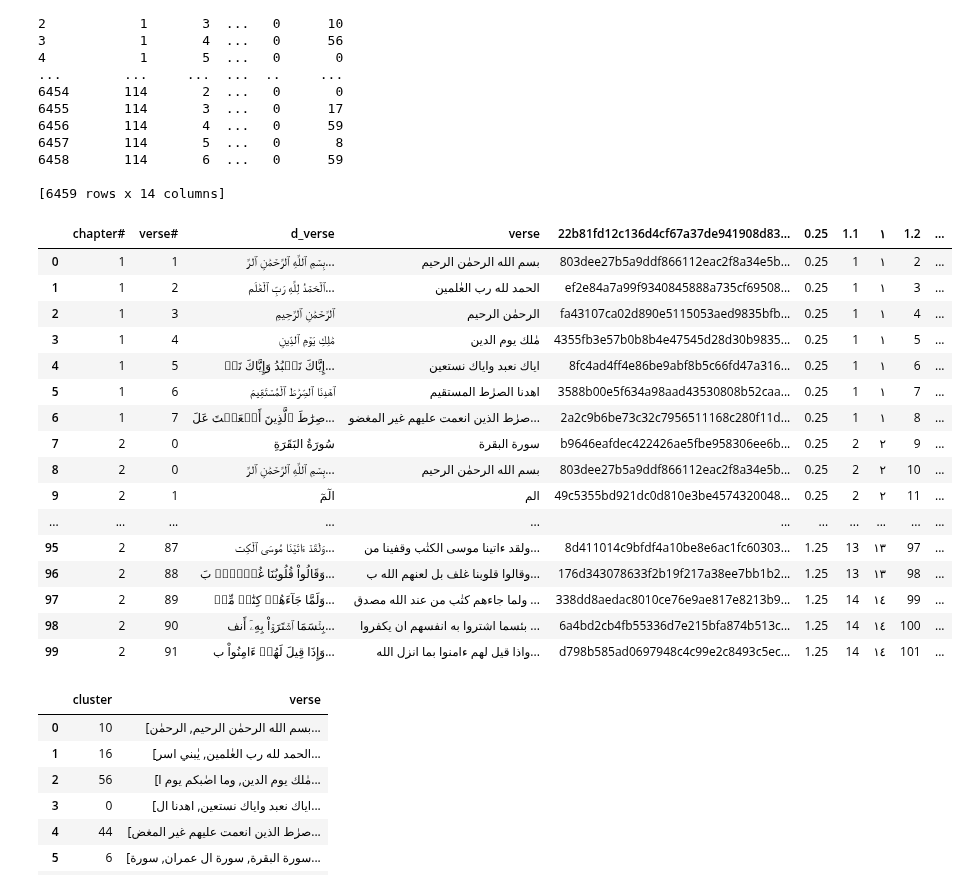
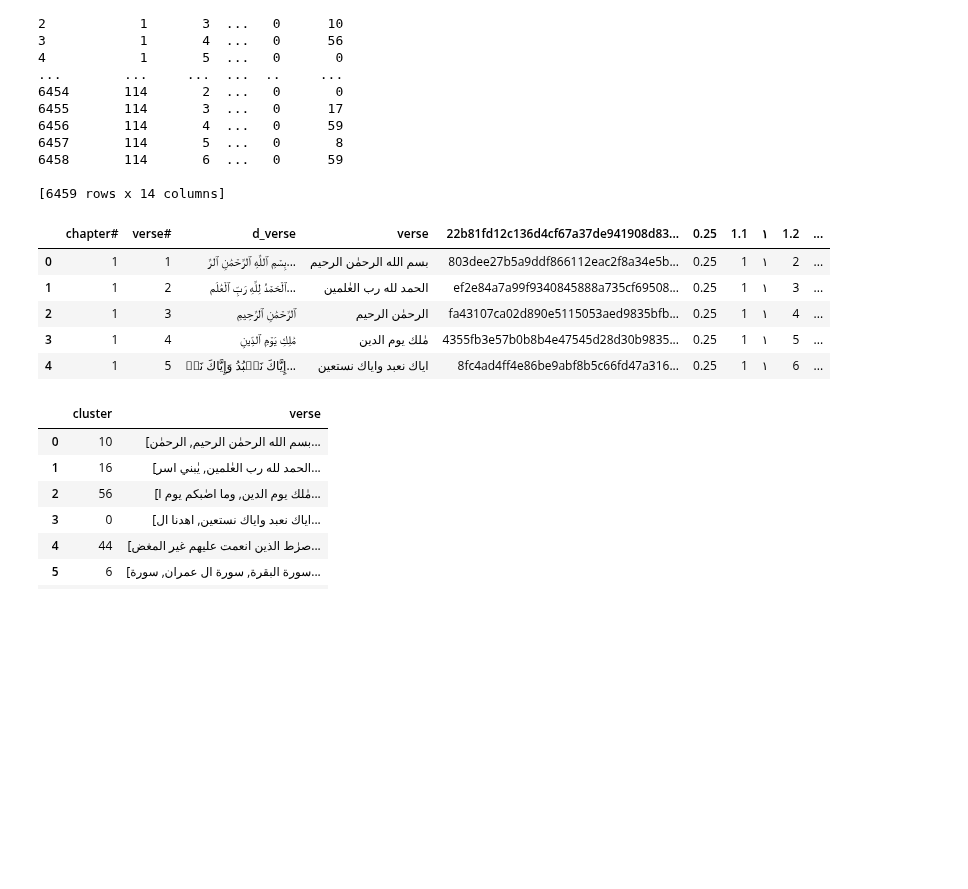
Before and after one commit to Zain1958/similarity-search, a Jupyter notebook: notebooks/02_training.ipynb, the cells around one changed output. Saved outputs shown, nothing was run; the diff lists cells and outputs as text; code cells hidden in the pictures; blank space fills up the shorter version.

```diff
--- a/notebooks/02_training.ipynb
+++ b/notebooks/02_training.ipynb
@@ -65,25 +65,14 @@ df['cluster'] = kmeans.fit_predict(vectorized_ayaah_norm)
 # %%
 pd.set_option('display.max_rows', None)  # Show all rows
 pd.set_option('display.max_columns', None)  # Show all columns
 pd.set_option('display.width', None)  # Don't wrap to fit width
 pd.set_option('display.max_colwidth', None)  # Show full column content
 
-df.head(100)
+df.head(5)
 # %% [output]
 |  | chapter# | verse# | d_verse | verse | 22b81fd12c136d4cf67a37de941908d83... | 0.25 | 1.1 | ١ | 1.2 | ... |
 | 0 | 1 | 1 | بِسۡمِ ٱللَّهِ ٱلرَّحۡمَٰنِ ٱلرَّ... | بسم الله الرحمٰن الرحيم | 803dee27b5a9ddf866112eac2f8a34e5b... | 0.25 | 1 | ١ | 2 | ... |
 | 1 | 1 | 2 | ٱلۡحَمۡدُ لِلَّهِ رَبِّ ٱلۡعَٰلَم... | الحمد لله رب العٰلمين | ef2e84a7a99f9340845888a735cf69508... | 0.25 | 1 | ١ | 3 | ... |
 | 2 | 1 | 3 | ٱلرَّحۡمَٰنِ ٱلرَّحِيمِ | الرحمٰن الرحيم | fa43107ca02d890e5115053aed9835bfb... | 0.25 | 1 | ١ | 4 | ... |
 | 3 | 1 | 4 | مَٰلِكِ يَوۡمِ ٱلدِّينِ | مٰلك يوم الدين | 4355fb3e57b0b8b4e47545d28d30b9835... | 0.25 | 1 | ١ | 5 | ... |
 | 4 | 1 | 5 | إِيَّاكَ نَعۡبُدُ وَإِيَّاكَ نَسۡ... | اياك نعبد واياك نستعين | 8fc4ad4ff4e86be9abf8b5c66fd47a316... | 0.25 | 1 | ١ | 6 | ... |
-| 5 | 1 | 6 | ٱهۡدِنَا ٱلصِّرَٰطَ ٱلۡمُسۡتَقِيمَ | اهدنا الصرٰط المستقيم | 3588b00e5f634a98aad43530808b52caa... | 0.25 | 1 | ١ | 7 | ... |
-| 6 | 1 | 7 | صِرَٰطَ ٱلَّذِينَ أَنۡعَمۡتَ عَلَ... | صرٰط الذين انعمت عليهم غير المغضو... | 2a2c9b6be73c32c7956511168c280f11d... | 0.25 | 1 | ١ | 8 | ... |
-| 7 | 2 | 0 | سُورَةُ البَقَرَةِ | سورة البقرة | b9646eafdec422426ae5fbe958306ee6b... | 0.25 | 2 | ٢ | 9 | ... |
-| 8 | 2 | 0 | بِسۡمِ ٱللَّهِ ٱلرَّحۡمَٰنِ ٱلرَّ... | بسم الله الرحمٰن الرحيم | 803dee27b5a9ddf866112eac2f8a34e5b... | 0.25 | 2 | ٢ | 10 | ... |
-| 9 | 2 | 1 | الٓمٓ | الم | 49c5355bd921dc0d810e3be4574320048... | 0.25 | 2 | ٢ | 11 | ... |
-| ... | ... | ... | ... | ... | ... | ... | ... | ... | ... | ... |
-| 95 | 2 | 87 | وَلَقَدۡ ءَاتَيۡنَا مُوسَى ٱلۡكِت... | ولقد ءاتينا موسى الكتٰب وقفينا من... | 8d411014c9bfdf4a10be8e6ac1fc60303... | 1.25 | 13 | ١٣ | 97 | ... |
-| 96 | 2 | 88 | وَقَالُواْ قُلُوبُنَا غُلۡفُۢۚ بَ... | وقالوا قلوبنا غلف بل لعنهم الله ب... | 176d343078633f2b19f217a38ee7bb1b2... | 1.25 | 13 | ١٣ | 98 | ... |
-| 97 | 2 | 89 | وَلَمَّا جَآءَهُمۡ كِتَٰبٞ مِّنۡ... | ولما جاءهم كتٰب من عند الله مصدق ... | 338dd8aedac8010ce76e9ae817e8213b9... | 1.25 | 14 | ١٤ | 99 | ... |
-| 98 | 2 | 90 | بِئۡسَمَا ٱشۡتَرَوۡاْ بِهِۦٓ أَنف... | بئسما اشتروا به انفسهم ان يكفروا ... | 6a4bd2cb4fb55336d7e215bfa874b513c... | 1.25 | 14 | ١٤ | 100 | ... |
-| 99 | 2 | 91 | وَإِذَا قِيلَ لَهُمۡ ءَامِنُواْ ب... | واذا قيل لهم ءامنوا بما انزل الله... | d798b585ad0697948c4c99e2c8493c5ec... | 1.25 | 14 | ١٤ | 101 | ... |
```
Also changed, not shown: parts of 2 cells of this notebook, 2 other files.
